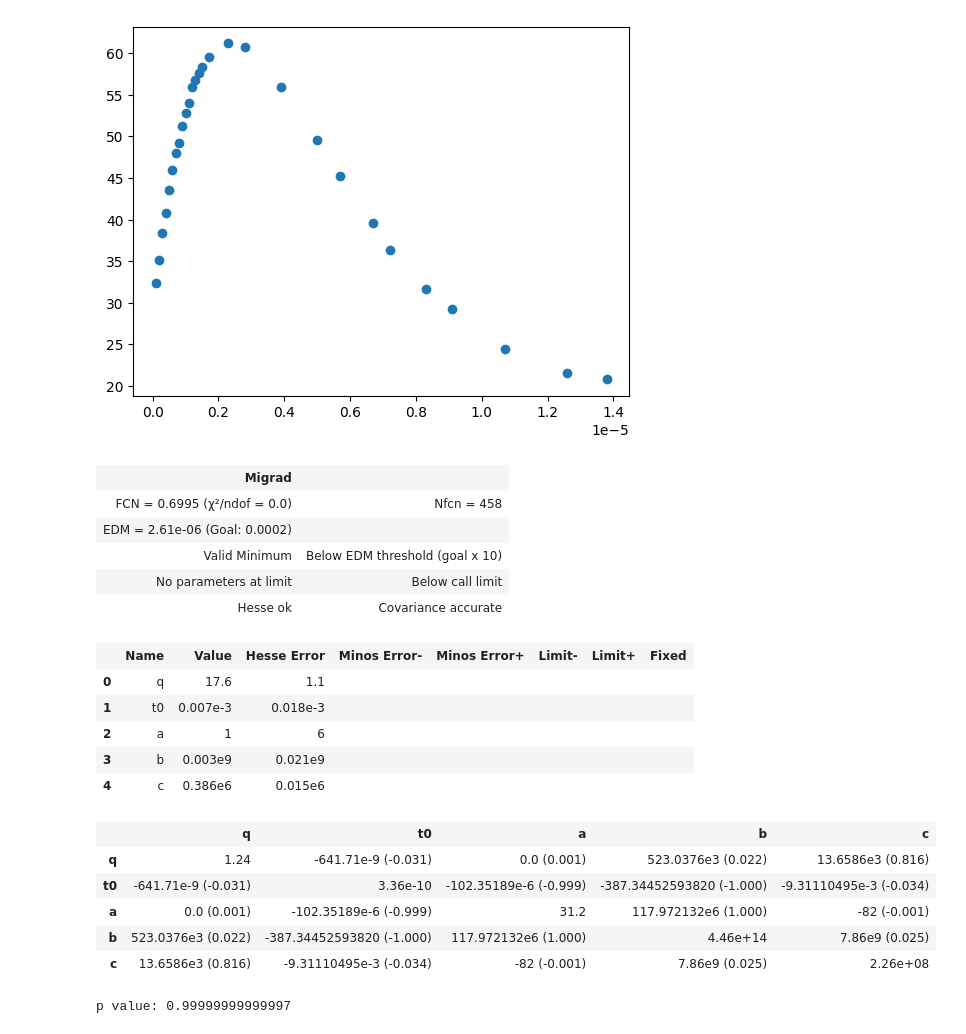
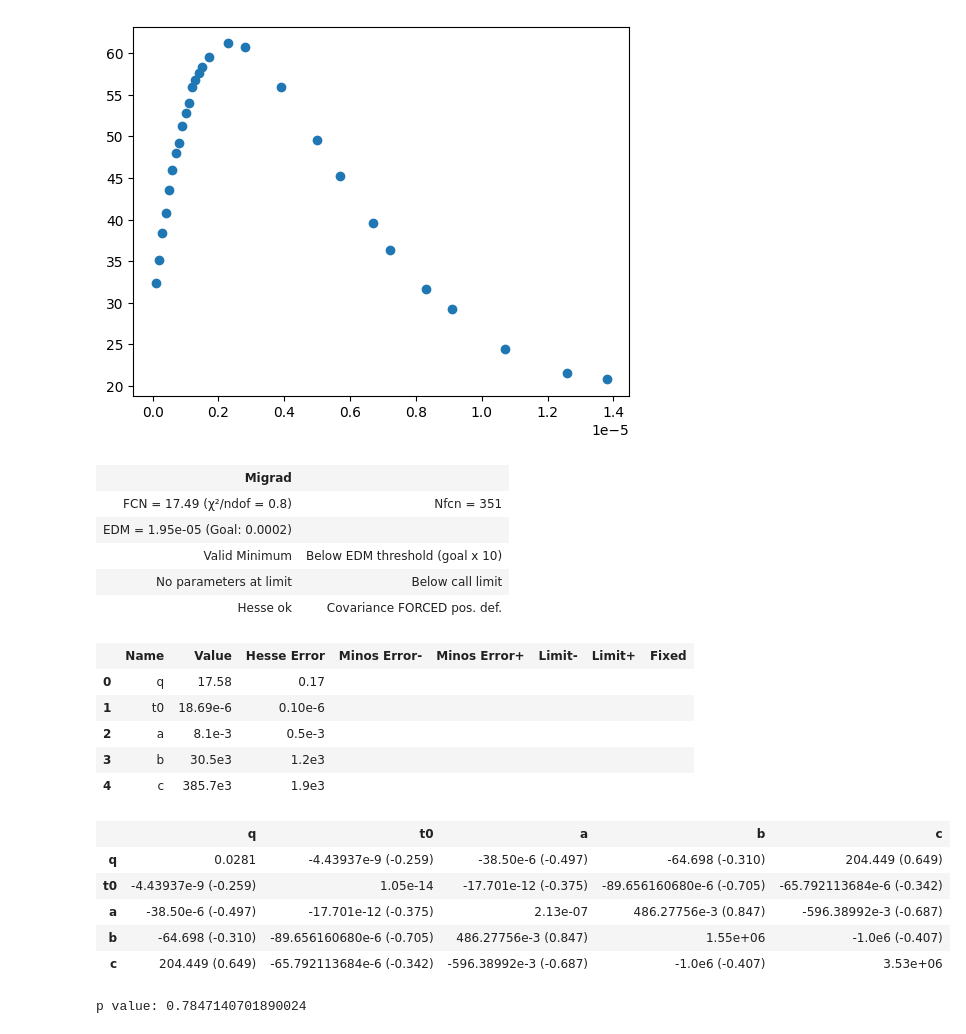
Before and after one commit to ARossiUnimib/Laboratorio-2---Gruppo-21-A.A.-2023-24, a Jupyter notebook: Notebooks/Circuiti_2/Circuiti_2.ipynb, the cells around one changed output. Saved outputs shown, nothing was run; the diff lists cells and outputs as text; code cells hidden in the pictures.

```diff
--- a/Notebooks/Circuiti_2/Circuiti_2.ipynb
+++ b/Notebooks/Circuiti_2/Circuiti_2.ipynb
@@ -719,0 +756,25 @@ p value: 0.0
+# %%
+t = np.delete(t, da_rimuovere)
+V = np.delete(V, da_rimuovere)
+V_err = np.delete(V_err, da_rimuovere)
+# %%
+qi = m.values["q"]
+t0i = m.values["t0"]
+ai = m.values["a"]
+bi = m.values["b"]
+ci = m.values["c"]
+di = m.values["d"]
+# %%
+minimi_quadrati = LeastSquares(t, V, V_err, model)
+
+m = Minuit(minimi_quadrati, q = qi, t0 = t0i, a = ai, b = bi, c = ci, d = di)
+m.strategy = 2
+m.migrad()
+m.hesse()
+display(m)
+
+def func(x):
+    return chi2.cdf(x,m.ndof)
+
+pvalue = func(np.inf) - func(m.fval)
+print("p value: " + str(pvalue))
@@ -749,40 +862,40 @@ plt.show()
 def model(t, q, t0, a, b, c):
     return (a + b * t) * np.exp( - c * (t-t0)) + q
 # %%
-V_err = 0.05 * abs(V)
+V_err = 0.01 * abs(V)
 
 minimi_quadrati = LeastSquares(t, V, V_err, model)
 
-m = Minuit(minimi_quadrati, q = 20, t0 = 0, a = 10,b = 10, c = 100000)
+m = Minuit(minimi_quadrati, q = 17.5, t0 = 20 * 10 ** (-6), a = 6.5 * 10 ** (-3), b = 24500, c = 385000)
 
 m.strategy = 2
 m.migrad()
 m.hesse()
 
 display(m)
 
 def func(x):
     return chi2.cdf(x,m.ndof)
 
 pvalue = func(np.inf) - func(m.fval)
 print("p value: " + str(pvalue))
 # %% [output]
 | Migrad |  |
-| FCN = 0.6995 (χ²/ndof = 0.0) | Nfcn = 458 |
-| EDM = 2.61e-06 (Goal: 0.0002) |  |
+| FCN = 17.49 (χ²/ndof = 0.8) | Nfcn = 351 |
+| EDM = 1.95e-05 (Goal: 0.0002) |  |
 | Valid Minimum | Below EDM threshold (goal x 10) |
 | No parameters at limit | Below call limit |
-| Hesse ok | Covariance accurate |
+| Hesse ok | Covariance FORCED pos. def. |
 |  | Name | Value | Hesse Error | Minos Error- | Minos Error+ | Limit- | Limit+ | Fixed |
-| 0 | q | 17.6 | 1.1 |  |  |  |  |  |
-| 1 | t0 | 0.007e-3 | 0.018e-3 |  |  |  |  |  |
-| 2 | a | 1 | 6 |  |  |  |  |  |
-| 3 | b | 0.003e9 | 0.021e9 |  |  |  |  |  |
-| 4 | c | 0.386e6 | 0.015e6 |  |  |  |  |  |
+| 0 | q | 17.58 | 0.17 |  |  |  |  |  |
+| 1 | t0 | 18.69e-6 | 0.10e-6 |  |  |  |  |  |
+| 2 | a | 8.1e-3 | 0.5e-3 |  |  |  |  |  |
+| 3 | b | 30.5e3 | 1.2e3 |  |  |  |  |  |
+| 4 | c | 385.7e3 | 1.9e3 |  |  |  |  |  |
 |  | q | t0 | a | b | c |
-| q | 1.24 | -641.71e-9 (-0.031) | 0.0 (0.001) | 523.0376e3 (0.022) | 13.6586e3 (0.816) |
-| t0 | -641.71e-9 (-0.031) | 3.36e-10 | -102.35189e-6 (-0.999) | -387.34452593820 (-1.000) | -9.31110495e-3 (-0.034) |
-| a | 0.0 (0.001) | -102.35189e-6 (-0.999) | 31.2 | 117.972132e6 (1.000) | -82 (-0.001) |
-| b | 523.0376e3 (0.022) | -387.34452593820 (-1.000) | 117.972132e6 (1.000) | 4.46e+14 | 7.86e9 (0.025) |
-| c | 13.6586e3 (0.816) | -9.31110495e-3 (-0.034) | -82 (-0.001) | 7.86e9 (0.025) | 2.26e+08 |
+| q | 0.0281 | -4.43937e-9 (-0.259) | -38.50e-6 (-0.497) | -64.698 (-0.310) | 204.449 (0.649) |
+| t0 | -4.43937e-9 (-0.259) | 1.05e-14 | -17.701e-12 (-0.375) | -89.656160680e-6 (-0.705) | -65.792113684e-6 (-0.342) |
+| a | -38.50e-6 (-0.497) | -17.701e-12 (-0.375) | 2.13e-07 | 486.27756e-3 (0.847) | -596.38992e-3 (-0.687) |
+| b | -64.698 (-0.310) | -89.656160680e-6 (-0.705) | 486.27756e-3 (0.847) | 1.55e+06 | -1.0e6 (-0.407) |
+| c | 204.449 (0.649) | -65.792113684e-6 (-0.342) | -596.38992e-3 (-0.687) | -1.0e6 (-0.407) | 3.53e+06 |
-p value: 0.99999999999997
+p value: 0.7847140701890024
```
Also changed, not shown: parts of 19 cells of this notebook.
